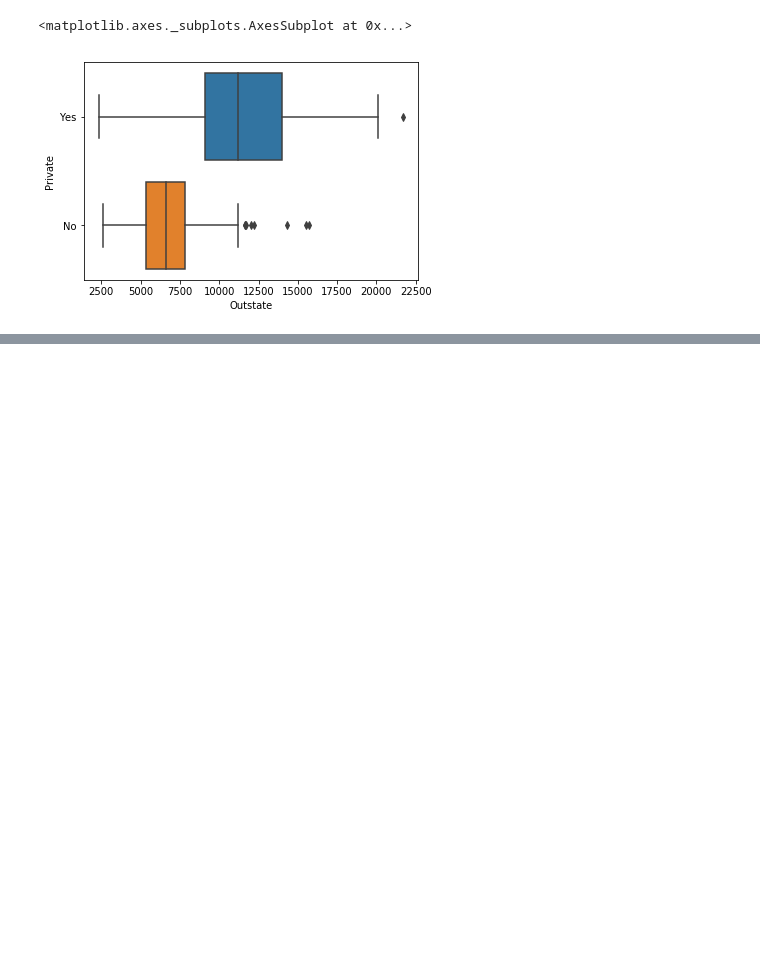
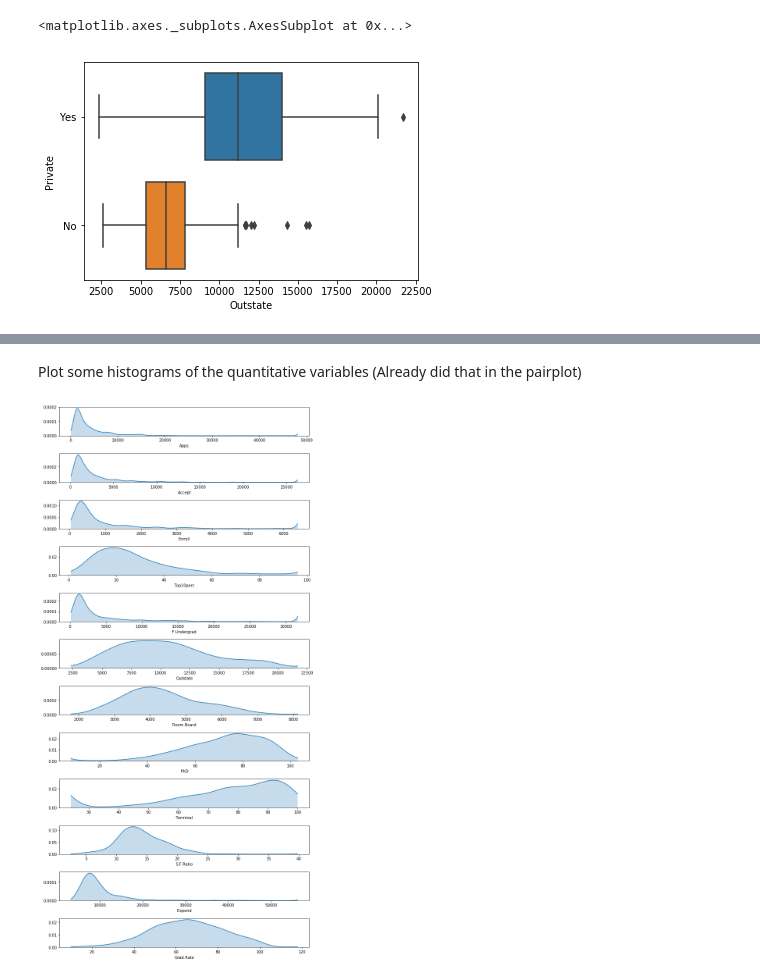
Before and after one commit to wllgrnt/islr-python-examples, a Jupyter notebook: Chapter2/Chapter2_8.ipynb, the cells around one changed output, grey strips where cells are left out. Drawn from its saved outputs; the diff is of its cells as text; code cells hidden in the pictures; blank space fills up the shorter version.

```diff
--- a/Chapter2/Chapter2.ipynb
+++ b/Chapter2/Chapter2_8.ipynb
@@ -73,0 +104,13 @@ sns.boxplot(data=college, x="Outstate", y="Private")
+# %% [markdown]
+Plot some histograms of the quantitative variables (Already did that in the pairplot)
+# %%
+columnsToPlot = ['Apps', 'Accept', 'Enroll', 'Top10perc',
+                 'F.Undergrad', 'Outstate', 'Room.Board',
+                 'PhD', 'Terminal', 'S.F.Ratio', 'Expend',
+                 'Grad.Rate']
+fig, axes = plt.subplots(nrows=len(columnsToPlot), figsize=(10,20))
+for column, ax in zip(columnsToPlot,axes):
+    sns.distplot(college[column], hist=False, ax=ax , kde_kws={"shade": True, "cut": 0})
+plt.tight_layout()
+# %% [output]
+[figure, added]
```
Also changed, not shown: parts of 11 cells of this notebook, 2 other files.
